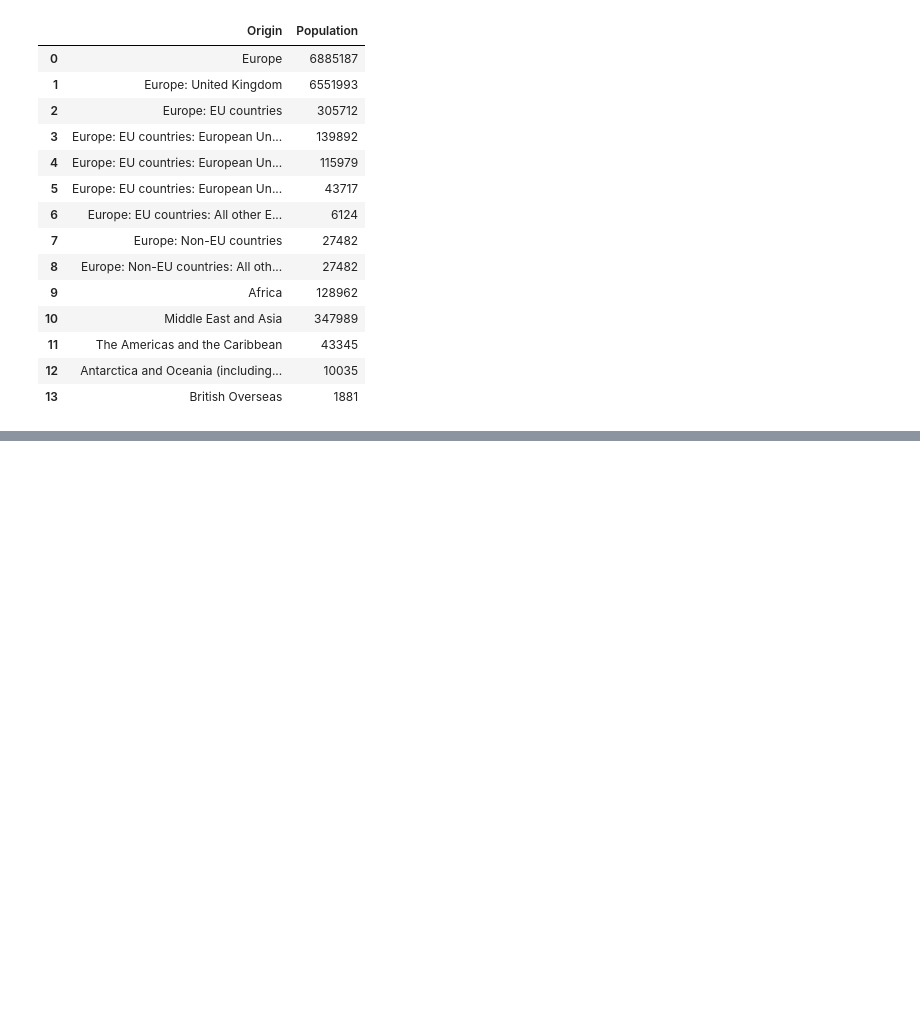
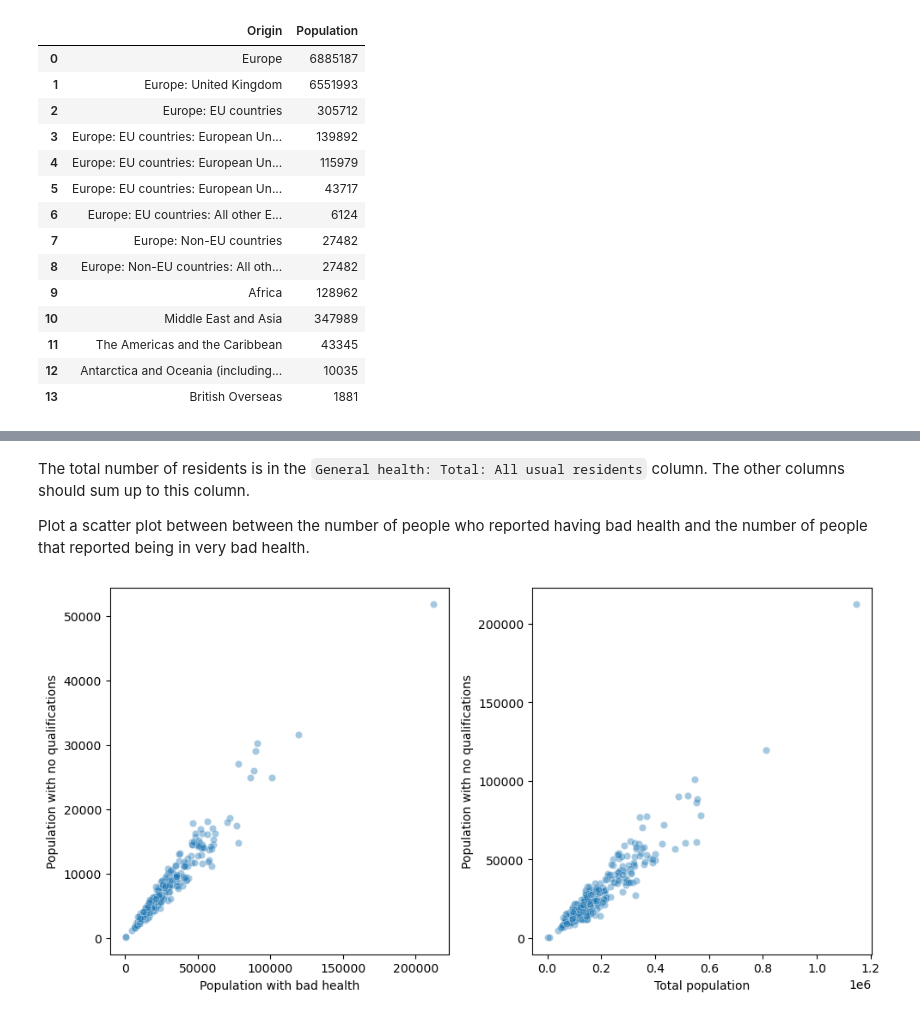
Before and after one commit to alexgregory1/work_experience_notebooks, a Jupyter notebook: notebook1.ipynb, the cells around one changed output, grey strips where cells are left out. Cells and saved outputs as stored; diff of their text form; code cells hidden in the pictures; blank space fills up the shorter version.

```diff
--- a/notebook1.ipynb
+++ b/notebook1.ipynb
@@ -119,0 +128,4 @@ ax.set_xlabel("Origin")
+# %%
+df_edu = pd.read_csv(root / "census2021-ts067" / "census2021-ts067-ltla.csv")
+df_hea = pd.read_csv(root / "census2021-ts037" / "census2021-ts037-ltla.csv")
+df_hea.head()
@@ -119,0 +139,32 @@ ax.set_xlabel("Origin")
+# %% [markdown]
+The total number of residents is in the `General health: Total: All usual residents` column. The other columns should sum up to this column.
+
+Plot a scatter plot between between the number of people who reported having bad health and the number of people that reported being in very bad health.
+# %%
+df_merged = df_hea.merge(
+    df_edu[df_edu.columns.drop(["date", "geography"])],
+    on="geography code"
+)
+
+fig, ax = plt.subplots(1, 2, figsize=(10, 5))
+sns.scatterplot(
+    df_merged,
+    x="Highest level of qualification: No qualifications",
+    y="General health: Bad health",
+    ax=ax[0],
+    alpha=0.4
+)
+sns.scatterplot(
+    df_merged,
+    x="General health: Total: All usual residents",
+    y="Highest level of qualification: No qualifications",
+    ax=ax[1],
+    alpha=0.4
+)
+ax[0].set_xlabel("Population with bad health")
+ax[0].set_ylabel("Population with no qualifications")
+ax[1].set_xlabel("Total population")
+ax[1].set_ylabel("Population with no qualifications")
+fig.tight_layout()
+# %% [output]
+[figure, added]
```
Also changed, not shown: parts of 15 cells of this notebook.
